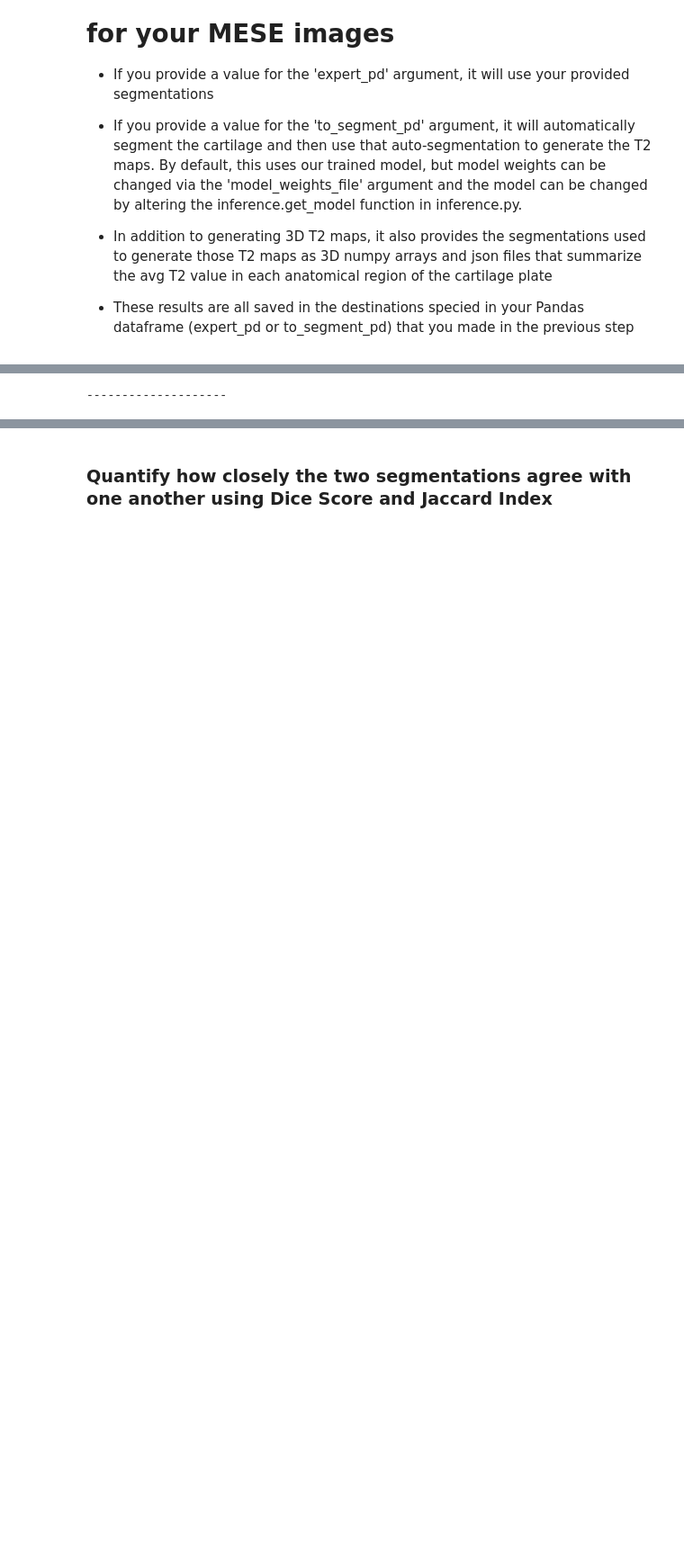
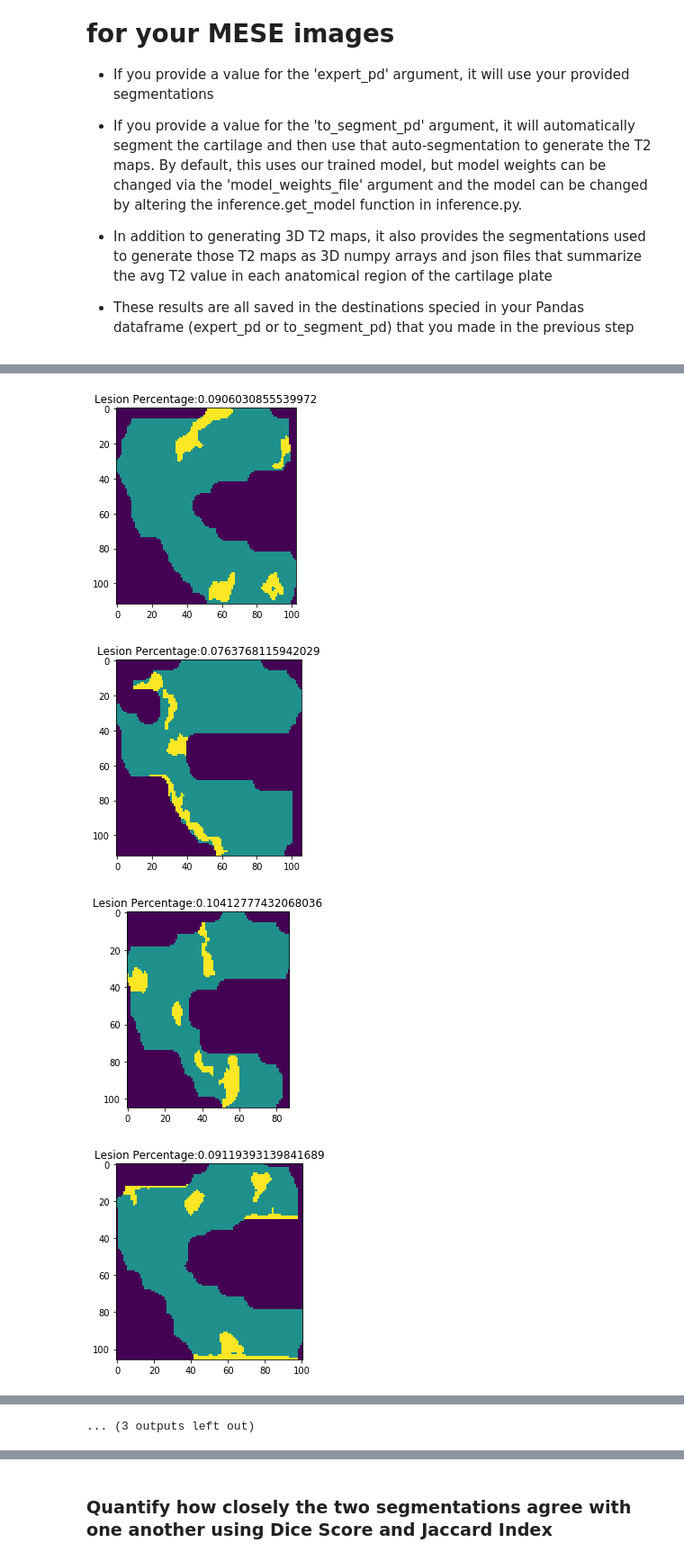
Before and after one commit to kathoma/AutomaticKneeMRISegmentation, a Jupyter notebook: FullPipeline.ipynb, the cells around one changed output, grey strips where cells are left out. Shown at 90% size. Saved outputs shown, nothing was run; the diff lists cells and outputs as text; code cells hidden in the pictures; blank space fills up the shorter version.

```diff
--- a/FullPipeline.ipynb
+++ b/FullPipeline.ipynb
@@ -143,31 +143,35 @@ paths = [i + '.pickle' for i in paths]
 source2_time1 = np.sort([i for i in paths if i[-12]=='4'])
 source2_time2 = np.sort([i for i in paths if i[-12]=='8'])
 
 percentLesion_expert1 = calculate_group_lesion_area(timepoint1=source2_time1,
                                                      timepoint2=source2_time2,
 #                                                      value_threshold = 9,
                                                      sigma_multiple = 1,
 #                                                      area_value_threshold = 12.4,
                                                      area_fraction_threshold = .01,
                                                      area_percentile_threshold = None,
-                                                     display=False,
+                                                     display=True,
                                                      save_path_list=None)
 
 print()
 print("--"*10)
 
 
 percentLesion_predict = calculate_group_lesion_area(timepoint1=source1_time1,
                                                      timepoint2=source1_time2,
 #                                                      value_threshold = 9,
                                                      sigma_multiple = 1,
 #                                                      area_value_threshold = 12.4,
                                                      area_fraction_threshold = .01,
                                                      area_percentile_threshold = None,
                                                      display=False,
                                                      save_path_list = None)
 
 
 
 # SAVE THE RESIZED PROJECTIONS AND LESION MAPS!
 # %% [output]
+[figure, added]
+[figure, added]
+[figure, added]
+[figure, added]
@@ -174,4 +186,4 @@ percentLesion_predict = calculate_group_lesion_area(timepoint1=source1_time1,
---------------------
+... (3 outputs left out)
 # %% [markdown]
 # Compare two segmentation approaches (e.g. manual vs automated)
 - Quantify how closely the two segmentations agree with one another using Dice Score and Jaccard Index
```
Also changed, not shown: parts of 4 cells of this notebook, 29 other files.
